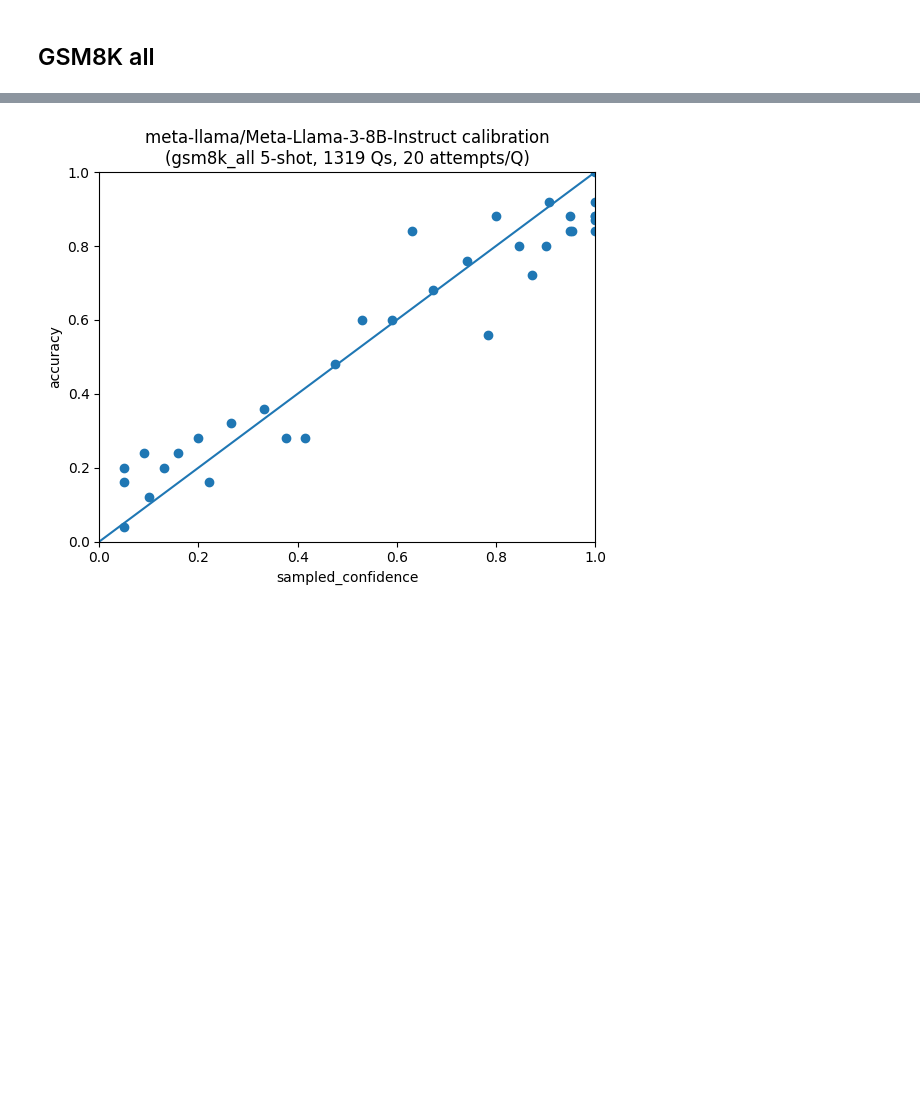
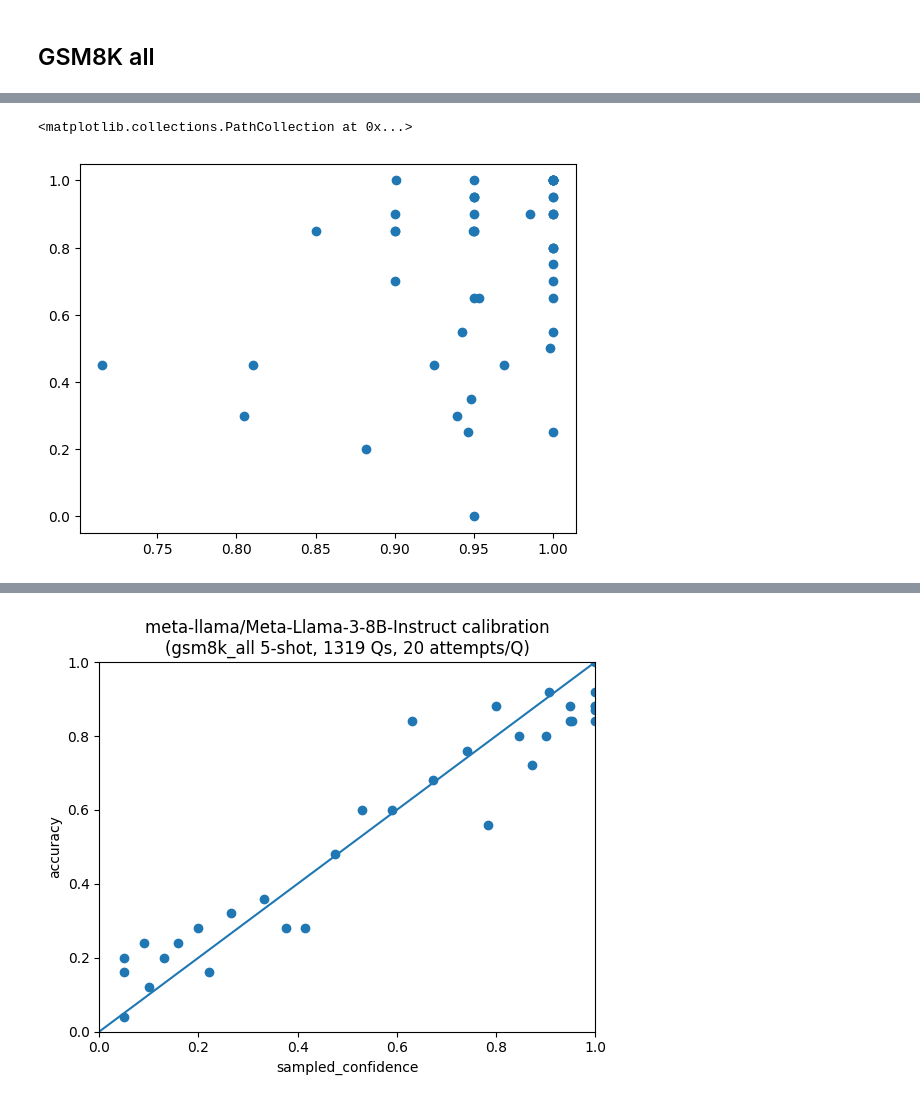
Before and after one commit to jamesyc23/alamere, a Jupyter notebook: confidence.ipynb, the cells around one changed output, grey strips where cells are left out. Cells and saved outputs as stored; diff of their text form; code cells hidden in the pictures; blank space fills up the shorter version.

```diff
--- a/confidence.ipynb
+++ b/confidence.ipynb
@@ -248,0 +300,8 @@ Lines dropped: 0
+# %%
+plt.scatter(
+    gsm8k_50_llama3_8b.results[['q_id', 'tokens_prob']].groupby('q_id').mean().tokens_prob,
+    gsm8k_50_llama3_8b.results[['q_id', 'correct']].groupby('q_id').mean().correct
+)
+# %% [output]
+<matplotlib.collections.PathCollection at 0x...>
+[figure, added]
```
Also changed, not shown: parts of 14 cells of this notebook, 1 other file.
